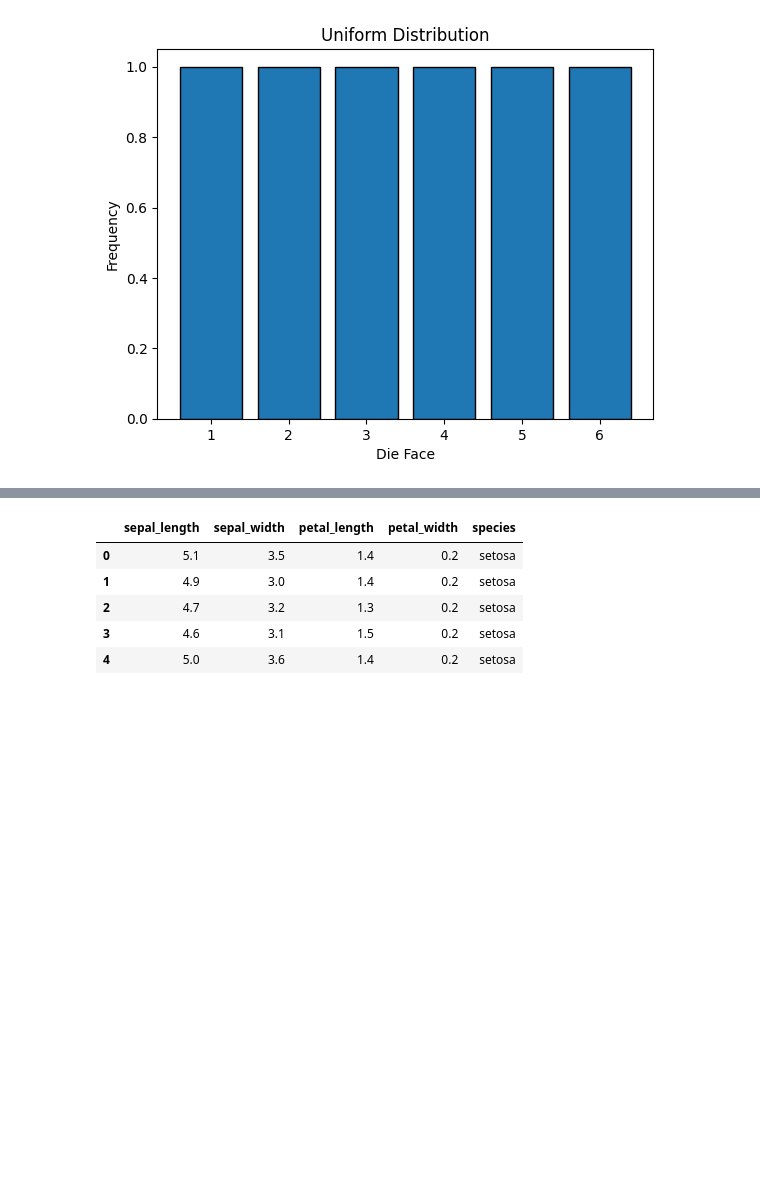
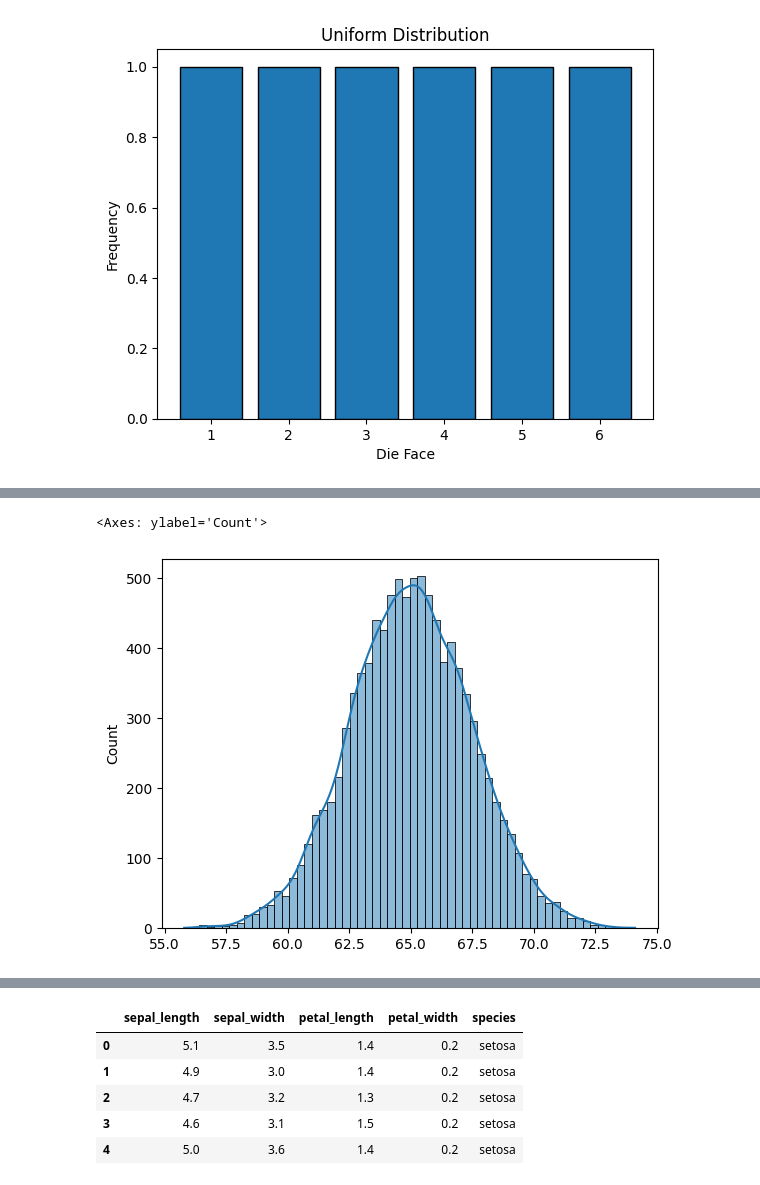
Before and after one commit to Shanmukh15501/DSML_PRACTISE_FILES, a Jupyter notebook: STATISTICS/session4.ipynb, the cells around one changed output, grey strips where cells are left out. Drawn from its saved outputs; the diff is of its cells as text; code cells hidden in the pictures; blank space fills up the shorter version.

```diff
--- a/STATISTICS/session4.ipynb
+++ b/STATISTICS/session4.ipynb
@@ -117,0 +444,13 @@ print(df[(df.height<left3)|(df.height>right3)].shape)#0.7% of data lies outside
+# %%
+import matplotlib.pyplot as plt
+import numpy as np
+from numpy.random import normal
+from scipy.stats import norm
+
+# Generate a sample from a normal distribution
+sample = normal(loc=65, scale=2.5, size=10000)
+
+sns.histplot(sample, kde=True)
+# %% [output]
+<Axes: ylabel='Count'>
+[figure, added]
```
Also changed, not shown: parts of 32 cells of this notebook, 5 other files.
